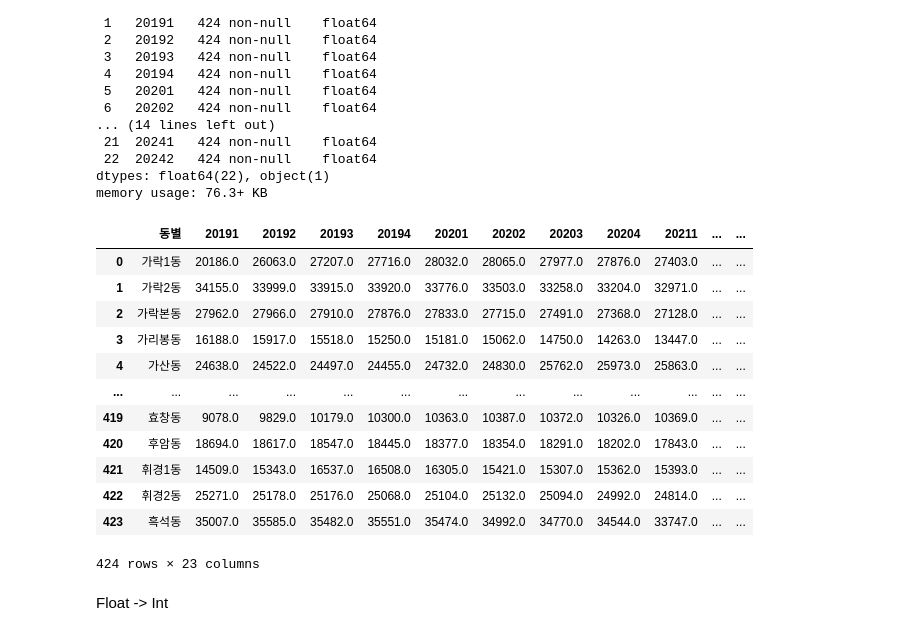
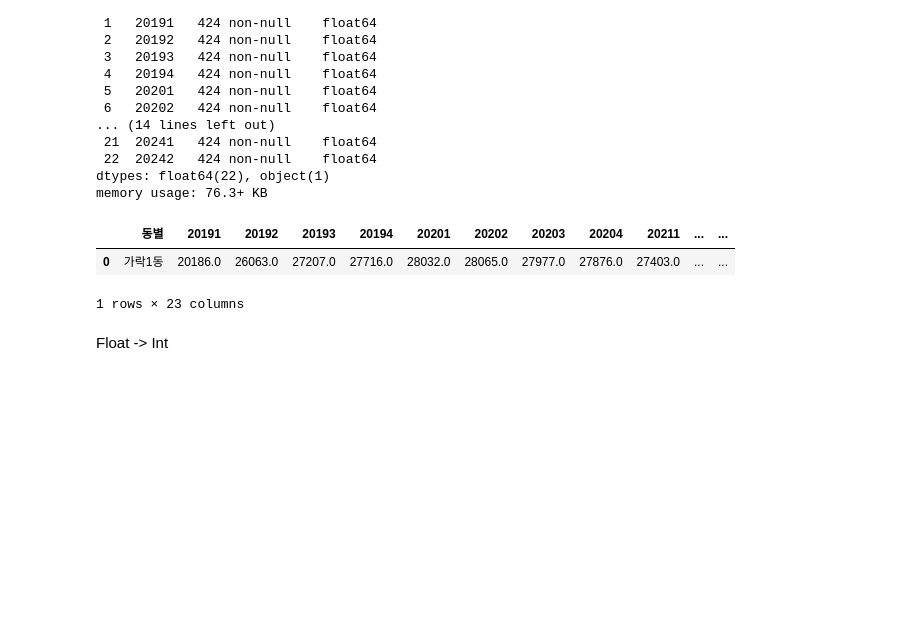
Before and after one commit to icehotcocoa/apt-project, a Jupyter notebook: oos/data/거주인구/서울시 거주인구 (동,분기).ipynb, the cells around one changed output. Cells and saved outputs as stored; diff of their text form; code cells hidden in the pictures; blank space fills up the shorter version.

```diff
--- a/oos/data/거주인구/서울시 거주인구 (동,분기).ipynb
+++ b/oos/data/거주인구/서울시 거주인구 (동,분기).ipynb
@@ -286,21 +266,11 @@ Data columns (total 23 columns):
 dtypes: float64(22), object(1)
 memory usage: 76.3+ KB
 # %%
-dong425
+dong425.head(1)
 # %% [output]
 |  | 동별 | 20191 | 20192 | 20193 | 20194 | 20201 | 20202 | 20203 | 20204 | 20211 | ... | ... |
 | 0 | 가락1동 | 20186.0 | 26063.0 | 27207.0 | 27716.0 | 28032.0 | 28065.0 | 27977.0 | 27876.0 | 27403.0 | ... | ... |
-| 1 | 가락2동 | 34155.0 | 33999.0 | 33915.0 | 33920.0 | 33776.0 | 33503.0 | 33258.0 | 33204.0 | 32971.0 | ... | ... |
-| 2 | 가락본동 | 27962.0 | 27966.0 | 27910.0 | 27876.0 | 27833.0 | 27715.0 | 27491.0 | 27368.0 | 27128.0 | ... | ... |
-| 3 | 가리봉동 | 16188.0 | 15917.0 | 15518.0 | 15250.0 | 15181.0 | 15062.0 | 14750.0 | 14263.0 | 13447.0 | ... | ... |
-| 4 | 가산동 | 24638.0 | 24522.0 | 24497.0 | 24455.0 | 24732.0 | 24830.0 | 25762.0 | 25973.0 | 25863.0 | ... | ... |
-| ... | ... | ... | ... | ... | ... | ... | ... | ... | ... | ... | ... | ... |
-| 419 | 효창동 | 9078.0 | 9829.0 | 10179.0 | 10300.0 | 10363.0 | 10387.0 | 10372.0 | 10326.0 | 10369.0 | ... | ... |
-| 420 | 후암동 | 18694.0 | 18617.0 | 18547.0 | 18445.0 | 18377.0 | 18354.0 | 18291.0 | 18202.0 | 17843.0 | ... | ... |
-| 421 | 휘경1동 | 14509.0 | 15343.0 | 16537.0 | 16508.0 | 16305.0 | 15421.0 | 15307.0 | 15362.0 | 15393.0 | ... | ... |
-| 422 | 휘경2동 | 25271.0 | 25178.0 | 25176.0 | 25068.0 | 25104.0 | 25132.0 | 25094.0 | 24992.0 | 24814.0 | ... | ... |
-| 423 | 흑석동 | 35007.0 | 35585.0 | 35482.0 | 35551.0 | 35474.0 | 34992.0 | 34770.0 | 34544.0 | 33747.0 | ... | ... |
-424 rows × 23 columns
+1 rows × 23 columns
 # %% [markdown]
 Float -> Int
 # %%
```
Also changed, not shown: parts of 6 cells of this notebook, 8 other files.
